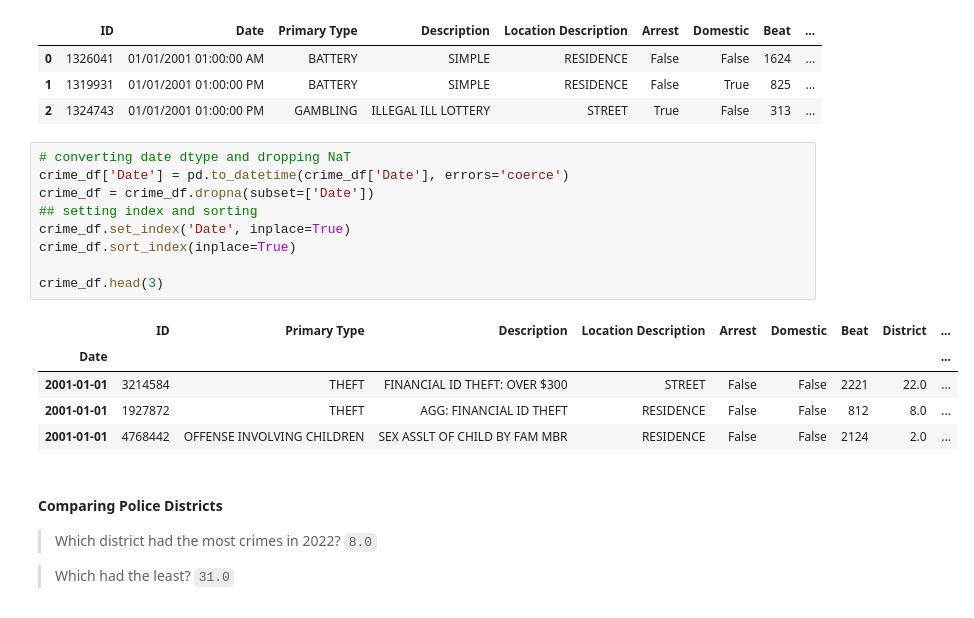
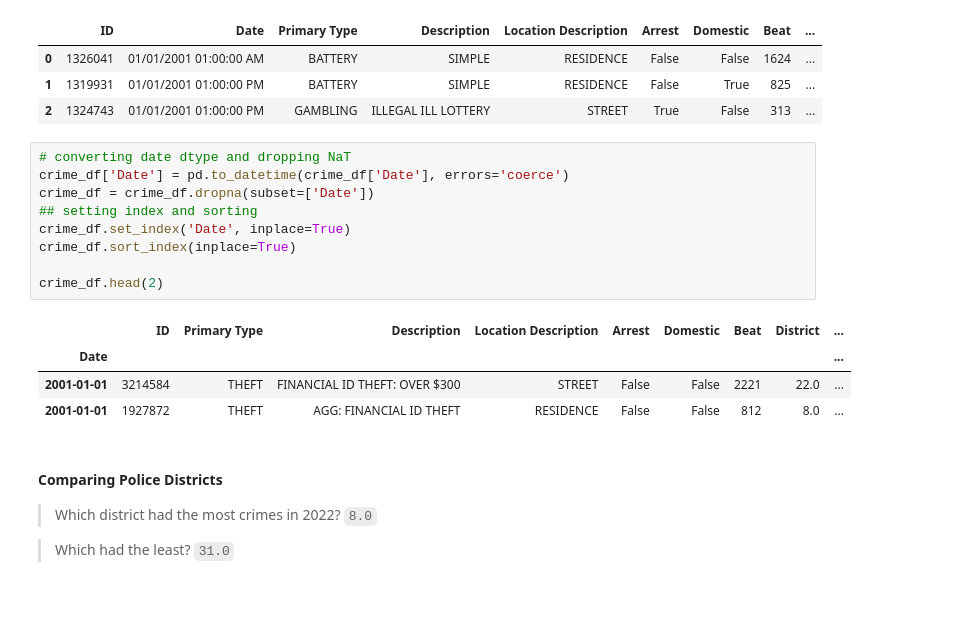
Before and after one commit to OMONa-E/Datetime-Data-Analysis, a Jupyter notebook: Chicago_Crime_Data_Analysis_.ipynb, the cells around one changed output. Cells and saved outputs as stored; diff of their text form.

```diff
--- a/Chicago_Crime_Data_Analysis_.ipynb
+++ b/Chicago_Crime_Data_Analysis_.ipynb
@@ -72,18 +79,17 @@ None
 # %%
 # converting date dtype and dropping NaT
 crime_df['Date'] = pd.to_datetime(crime_df['Date'], errors='coerce')
 crime_df = crime_df.dropna(subset=['Date'])
 ## setting index and sorting
 crime_df.set_index('Date', inplace=True)
 crime_df.sort_index(inplace=True)
 
-crime_df.head(3)
+crime_df.head(2)
 # %% [output]
 |  | ID | Primary Type | Description | Location Description | Arrest | Domestic | Beat | District | ... |
 | Date |  |  |  |  |  |  |  |  | ... |
 | 2001-01-01 | 3214584 | THEFT | FINANCIAL ID THEFT: OVER $300 | STREET | False | False | 2221 | 22.0 | ... |
 | 2001-01-01 | 1927872 | THEFT | AGG: FINANCIAL ID THEFT | RESIDENCE | False | False | 812 | 8.0 | ... |
-| 2001-01-01 | 4768442 | OFFENSE INVOLVING CHILDREN | SEX ASSLT OF CHILD BY FAM MBR | RESIDENCE | False | False | 2124 | 2.0 | ... |
 # %% [markdown]
 #### Comparing Police Districts
 >Which district had the most crimes in 2022?
```
Also changed, not shown: parts of 35 cells of this notebook.
